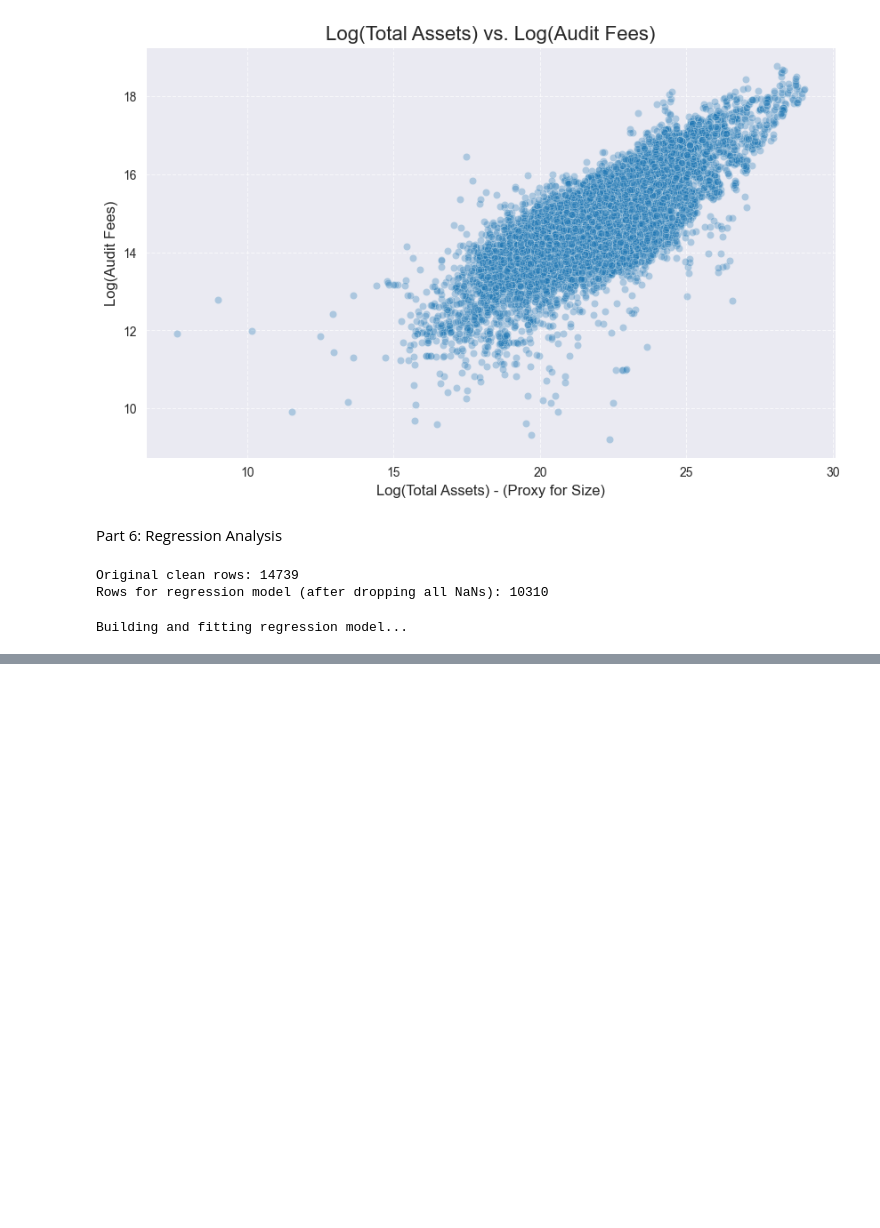
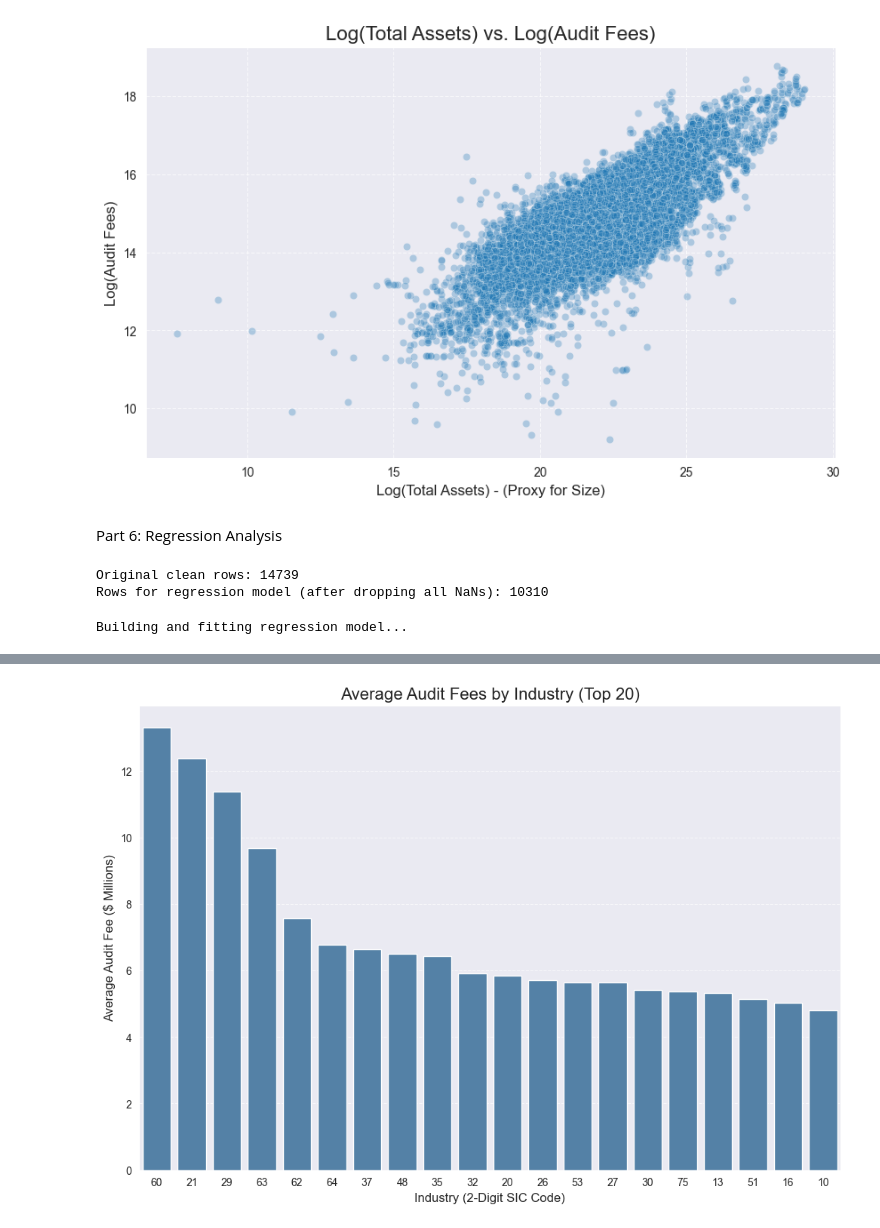
Before and after one commit to johnpatrickcampbell/ac_547_final_project_1_audit_fees, a Jupyter notebook: stage_one/stage_one_notebook_w_gemini_partner.ipynb, the cells around one changed output, grey strips where cells are left out. Saved outputs shown, nothing was run; the diff lists cells and outputs as text; code cells hidden in the pictures; blank space fills up the shorter version.

```diff
--- a/stage_one/stage_one_notebook_w_gemini_partner.ipynb
+++ b/stage_one/stage_one_notebook_w_gemini_partner.ipynb
@@ -803,3 +852,41 @@ Notes:
 [1] Standard Errors assume that the covariance matrix of the errors is correctly specified.
 [2] The condition number is large, 2.5e+04. This might indicate that there are
 strong multicollinearity or other numerical problems.
+# %%
+# --- 5.4: Visualization 3 - Mean Audit Fees by Industry (Top 20) ---
+# Rationale: We want to see if certain industries inherently pay more.
+# Because there are many SIC codes, we filter for the top 20
+# most expensive industries to keep the chart readable for the presentation.
+
+# 1. Prepare the data
+# Group by industry and calculate the mean audit fee
+industry_means = df_clean.groupby('sic_industry')['audit_fees'].mean().reset_index()
+
+# Sort from highest to lowest
+industry_means = industry_means.sort_values('audit_fees', ascending=False)
+
+# Select only the top 20 for the plot
+top_20_industries = industry_means.head(20)
+
+# 2. Create the Bar Chart
+plt.figure(figsize=(12, 8)) # Make it large enough to read
+
+# Create the barplot
+# We divide by 1,000,000 to make the y-axis readable (Millions)
+sns.barplot(
+    data=top_20_industries,
+    x='sic_industry',
+    y=top_20_industries['audit_fees'] / 1000000, # Convert to Millions
+    color='steelblue' # Use a single clean color (avoid "rainbow" clutter)
+)
+
+# 3. Format for Presentation
+plt.title('Average Audit Fees by Industry (Top 20)', fontsize=16)
+plt.xlabel('Industry (2-Digit SIC Code)', fontsize=12)
+plt.ylabel('Average Audit Fee ($ Millions)', fontsize=12)
+plt.grid(axis='y', linestyle='--', alpha=0.7)
+
+# Show the plot
+plt.show()
+# %% [output]
+[figure, added]
```
Also changed, not shown: parts of 4 cells of this notebook, 35 other files.
